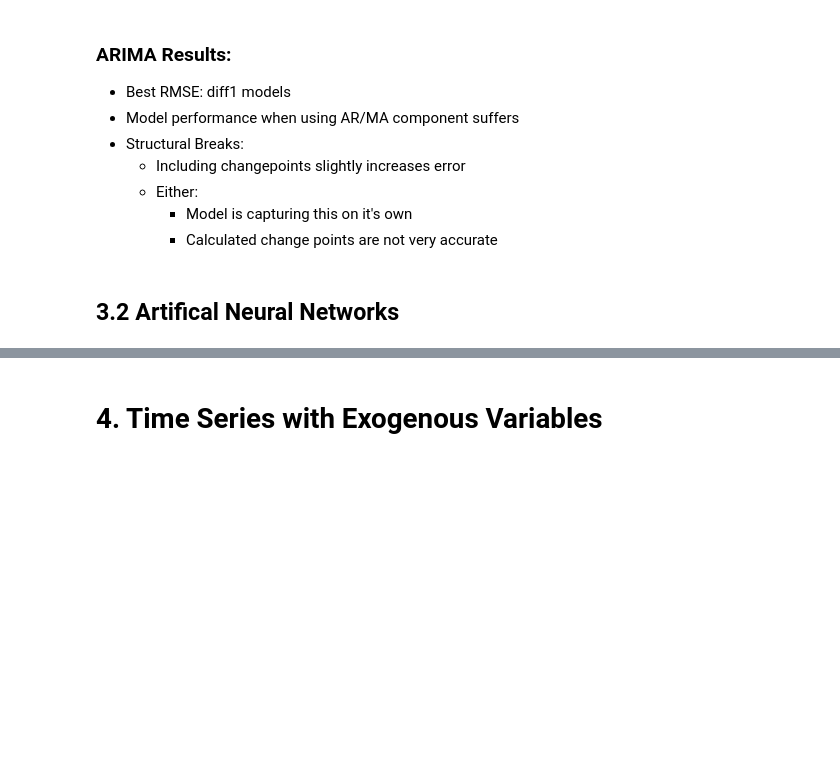
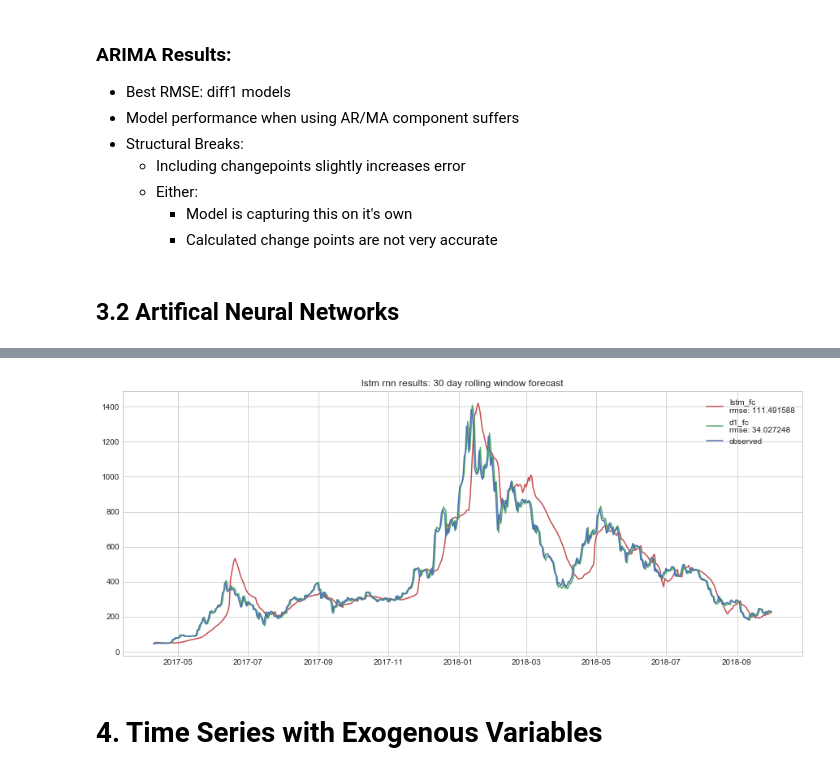
Before and after one commit to brianmcguckin/thinkful_final_capstone, a Jupyter notebook: Ethereum Time Series Analysis.ipynb, the cells around one changed output, grey strips where cells are left out. Saved outputs shown, nothing was run; the diff lists cells and outputs as text; code cells hidden in the pictures; blank space fills up the shorter version.

```diff
--- a/Ethereum Time Series Analysis.ipynb
+++ b/Ethereum Time Series Analysis.ipynb
@@ -1002,14 +962,0 @@ error cell
-# %%
-# set data/target for NN, shift target for supervised learning type setup
-X = ts.eth_close[:-1]
-y = ts.shift(-1).eth_close[:-1]
-
-print(X.shape, y.shape)
-# scale data
-scaler = MinMaxScaler(feature_range=(0,1))
-X = scaler.fit_transform(np.array(X).reshape(-1,1))
-y = scaler.fit_transform(np.array(y).reshape(-1,1))
-
-# reshape featureset for LSTM input dimensions
-X = np.array(X).reshape(X.shape[0], 1, 1)
-print(X.shape)
@@ -1079,3 +1011,35 @@ def lstm_forecast(model, X, y, window, epochs,
+# %%
+# compare best LSTM to same set of forecasts from ARIMA
+d1_fc_rmse = np.sqrt(mean_squared_error(ts.eth_close.values[-idx_slc:], d1_fc[0][-idx_slc:]))
+
+fig, ax = plt.subplots(figsize=(15,6))
+# lstm forecast
+ax.plot(
+    ts.eth_close[-idx_slc:].index,
+    np.array(lstm_fc).reshape(idx_slc,),
+    label="lstm_fc\nrmse: {:.6f}".format(lstm_fc_rmse),
+    c=colors[2]
+)
+# arima forecast
+ax.plot(
+    ts.eth_close[-idx_slc:].index,
+    d1_fc[0][-idx_slc:],
+    label="d1_fc\nrmse: {:.6f}".format(d1_fc_rmse),
+    c=colors[1]
+)
+# observed
+ax.plot(
+    ts.eth_close[-idx_slc:].index,
+    ts.eth_close.values[-idx_slc:],
+    label="observed",
+    c=colors[0]
+)
+plt.setp(ax.lines, linewidth=1.5)
+plt.title("lstm rnn results: {} day rolling window forecast".format(window))
+plt.legend()
+plt.show()
+# %% [output]
+[figure, added]
 # %% [markdown]
 # 4. Time Series with Exogenous Variables
 # %% [markdown]
```
Also changed, not shown: parts of 24 cells of this notebook.
